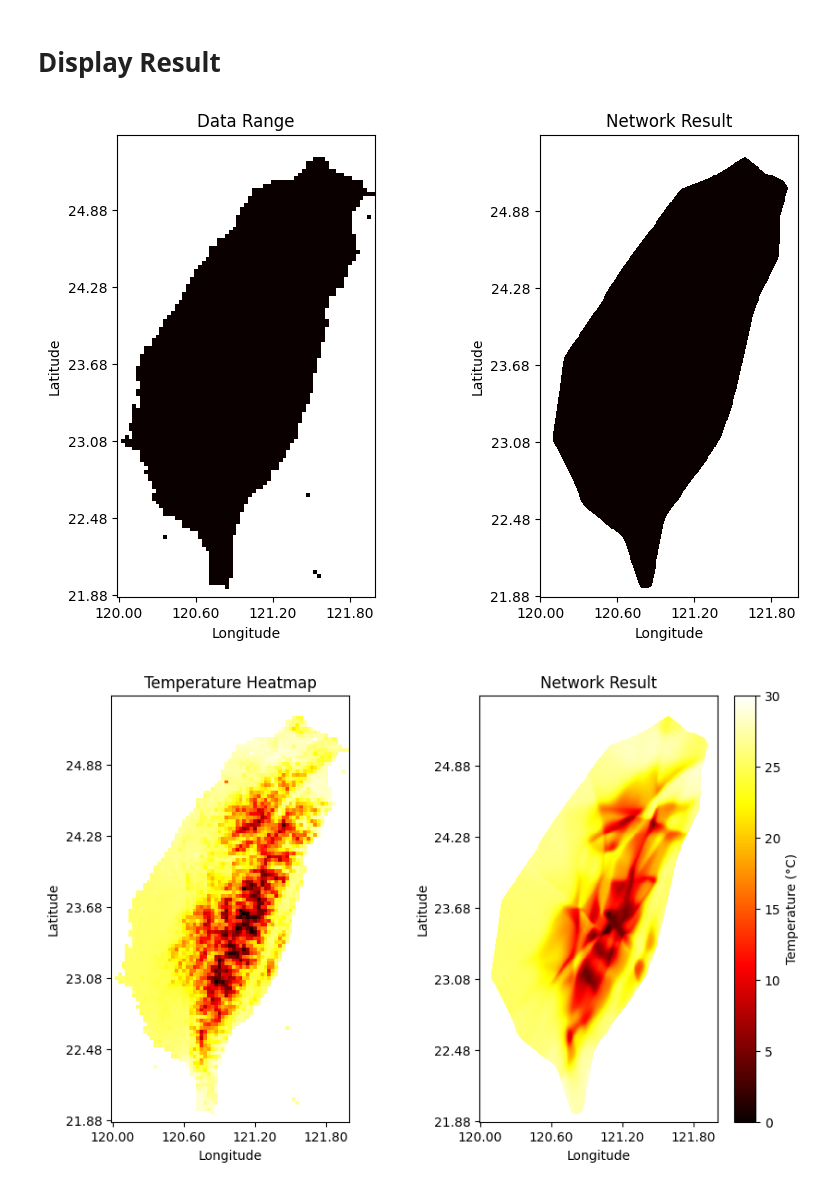
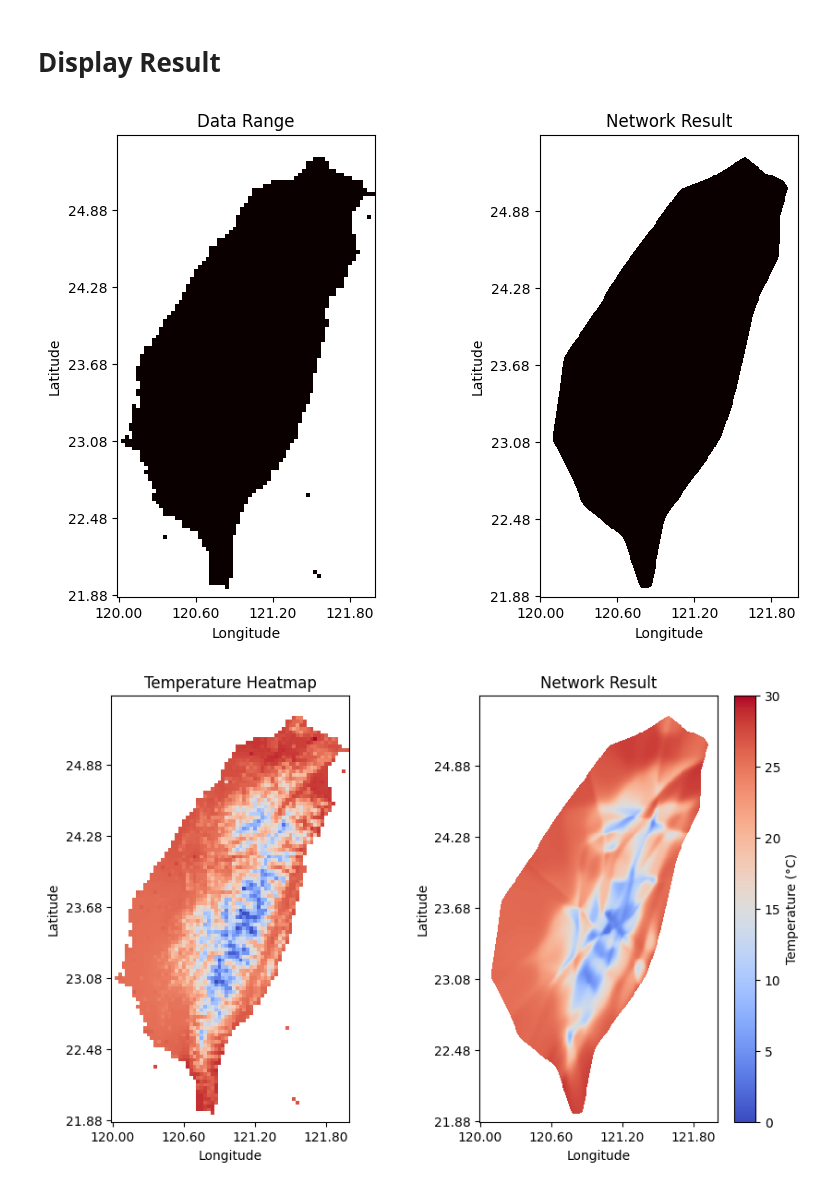
Before and after one commit to hirasawahaonycu/2025_machine_learning, a Jupyter notebook: Week_4/asm4.ipynb, the cells around one changed output. Drawn from its saved outputs; the diff is of its cells as text; code cells hidden in the pictures.

```diff
--- a/Week_4/asm4.ipynb
+++ b/Week_4/asm4.ipynb
@@ -375,7 +375,7 @@ plot_data_1 = np.where(data==-999, np.nan, 0)
 # class result
 clser = Classifier(grid)
 clsres = clser.forward()
-plot_data_2 = np.where(clsres == 0, 30, 0)
+plot_data_2 = np.where(clsres == 0, np.nan, 0)
 
 # reg origin
 plot_data_3 = np.where(data==-999, np.nan, data)
@@ -383,7 +383,7 @@ plot_data_3 = np.where(data==-999, np.nan, data)
 # reg result
 reger = Regressor(grid)
 regres = reger.forward()
-plot_data_4 = np.where(clsres == 0, 30, regres)
+plot_data_4 = np.where(clsres == 0, np.nan, regres)
 
 # ticks
 xtick_org = list(range(0, 67, 20))
@@ -419,33 +419,33 @@ axes1[1].set_xticks(xtick_res)
 axes1[1].set_yticks(ytick_res)
 axes1[1].set_xticklabels(xtick_label_res)
 axes1[1].set_yticklabels(ytick_label_res)
 
 plt.show()
 
 fig2, axes2 = plt.subplots(1, 2, figsize=(10, 6))
 
-im1 = axes2[0].imshow(plot_data_3, origin='lower', cmap='hot',
+im1 = axes2[0].imshow(plot_data_3, origin='lower', cmap='coolwarm',
                       vmin=0, vmax=30, interpolation='nearest')
 axes2[0].set_title("Temperature Heatmap")
 axes2[0].set_xlabel("Longitude")
 axes2[0].set_ylabel("Latitude")
 axes2[0].set_xticks(xtick_org)
 axes2[0].set_yticks(ytick_org)
 axes2[0].set_xticklabels(xtick_label_org)
 axes2[0].set_yticklabels(ytick_label_org)
 
-im2 = axes2[1].imshow(plot_data_4, origin='lower', cmap='hot',
+im2 = axes2[1].imshow(plot_data_4, origin='lower', cmap='coolwarm',
                       vmin=0, vmax=30, interpolation='nearest')
 fig2.colorbar(im2, ax=axes2[1], label="Temperature (°C)")
 axes2[1].set_title("Network Result")
 axes2[1].set_xlabel("Longitude")
 axes2[1].set_ylabel("Latitude")
 axes2[1].set_xticks(xtick_res)
 axes2[1].set_yticks(ytick_res)
 axes2[1].set_xticklabels(xtick_label_res)
 axes2[1].set_yticklabels(ytick_label_res)
 
 plt.show()
 # %% [output]
 [figure]
-[figure, old version]
+[figure, new version]
```
Also changed, not shown: 2 other files.
